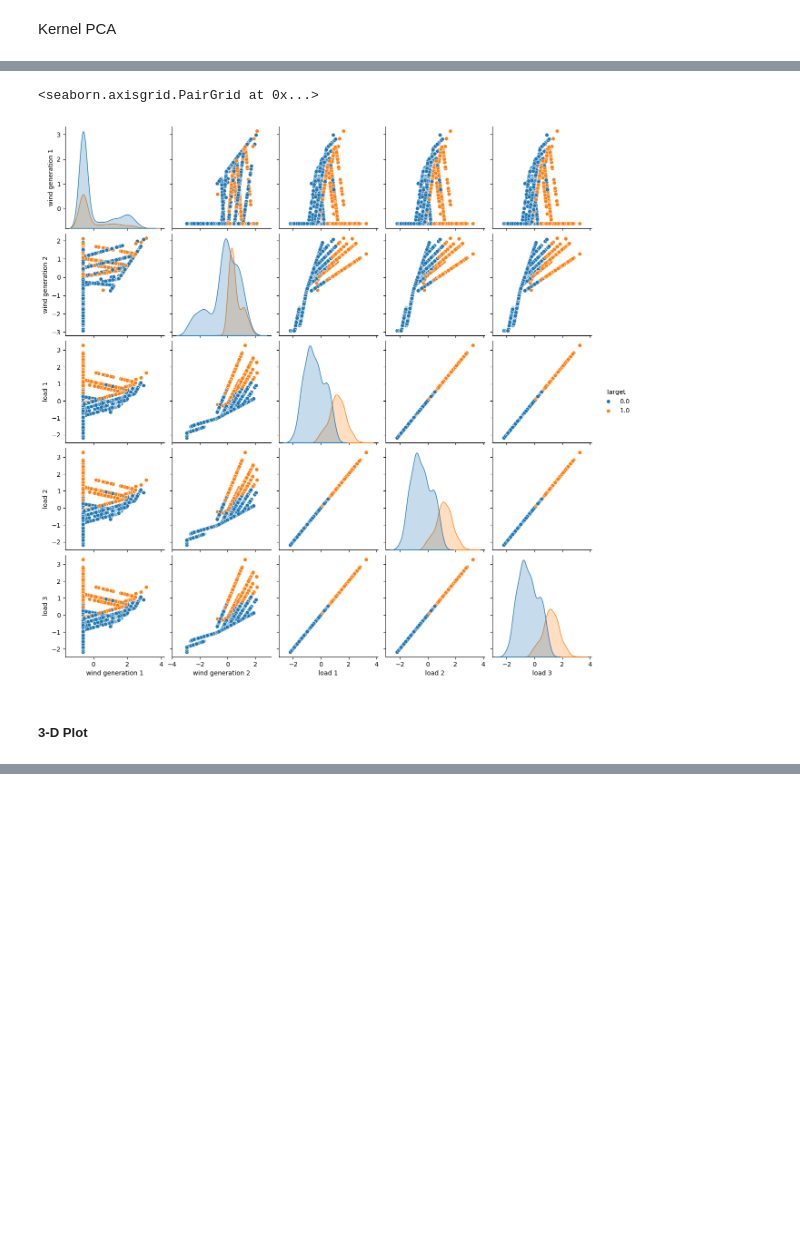
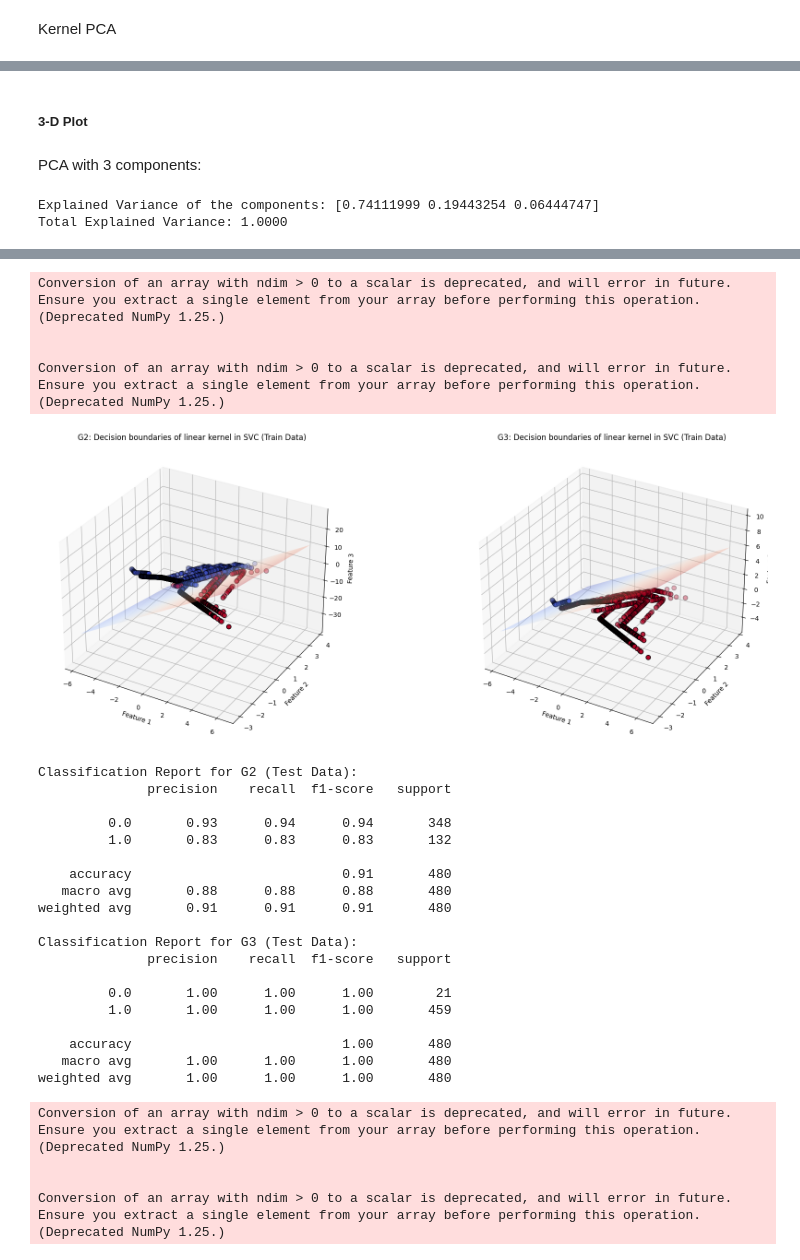
Before and after one commit to Max-f123/Machine_Learning_in_Energy_Systems, a Jupyter notebook: Assignment 02/02 - Simon/A02_Classification.ipynb, the cells around one changed output, grey strips where cells are left out. Drawn from its saved outputs; the diff is of its cells as text; code cells hidden in the pictures; blank space fills up the shorter version.

```diff
--- a/Assignment 02/02 - Simon/A02_Classification.ipynb
+++ b/Assignment 02/02 - Simon/A02_Classification.ipynb
@@ -439,0 +448,20 @@ weighted avg       1.00      1.00      1.00       480
+# %%
+# Select features with RFE
+from sklearn.feature_selection import RFE
+rfe = RFE(estimator=LogisticRegression(), n_features_to_select=3)
+rfe.fit(X_train, y_train_G2)
+feature_names = ['wind generation 1', 'wind generation 2', 'load 1', 'load 2', 'load 3']
+
+# Get the selected features
+selected_features = [feature_names[i] for i in range(len(feature_names)) if rfe.support_[i]]
+print("Selected Features for G2:", selected_features)
+
+# Define the RFE model
+rfe = RFE(estimator=LogisticRegression(), n_features_to_select=3)
+
+# Fit the RFE model
+rfe.fit(X_train, y_train_G3)
+
+# Get the selected features
+selected_features = [feature_names[i] for i in range(len(feature_names)) if rfe.support_[i]]
+print("Selected Features for G3:", selected_features)
@@ -610,9 +696,2 @@ features_new = features.copy()
-# %%
-df = pd.DataFrame(features, columns=['wind generation 1', 'wind generation 2', 'load 1', 'load 2', 'load 3'])
-df['Target'] = y_train["G2"]
-sns.pairplot(df, hue='Target')
-# %% [output]
-<seaborn.axisgrid.PairGrid at 0x...>
-[figure, removed]
 # %% [markdown]
-##### 3-D Plot
+##### **3-D Plot**
@@ -618,0 +776,23 @@ sns.pairplot(df, hue='Target')
+# %% [markdown]
+PCA with 3 components:
+# %%
+# PCA to reduce to 3 components
+pca = PCA(n_components=3)
+X_pca3 = pca.fit_transform(features)
+
+# Split X_pca for training and testing
+X_train_pca3, X_test_pca3, y_train, y_test = train_test_split(X_pca3, targets, test_size=0.2, random_state=42)
+
+# Explained Variance
+print("Explained Variance of the components:", pca.explained_variance_ratio_)
+print(f"Total Explained Variance: {sum(pca.explained_variance_ratio_):.4f}")
+# %% [output]
+Explained Variance of the components: [0.74111999 0.19443254 0.06444747]
+Total Explained Variance: 1.0000
+# %%
+# Plot decision boundaries in 3D for training data
+plot_decision_boundary_3d(kernel="linear", X_train=X_train_pca3, y_train=y_train)
+
+# # Plot decision boundaries in 3D for test data
+plot_decision_boundary_3d(kernel="linear", X_train=X_train_pca3, y_train=y_train,X_test=X_test_pca3, y_test=y_test, test=True)
+# %% [output]
@@ -618,0 +818,28 @@ sns.pairplot(df, hue='Target')
+Conversion of an array with ndim > 0 to a scalar is deprecated, and will error in future. Ensure you extract a single element from your array before performing this operation. (Deprecated NumPy 1.25.)
+
+
+Conversion of an array with ndim > 0 to a scalar is deprecated, and will error in future. Ensure you extract a single element from your array before performing this operation. (Deprecated NumPy 1.25.)
+[figure, added]
+Classification Report for G2 (Test Data):
+              precision    recall  f1-score   support
+
+         0.0       0.93      0.94      0.94       348
+         1.0       0.83      0.83      0.83       132
+
+    accuracy                           0.91       480
+   macro avg       0.88      0.88      0.88       480
+weighted avg       0.91      0.91      0.91       480
+
+Classification Report for G3 (Test Data):
+              precision    recall  f1-score   support
+
+         0.0       1.00      1.00      1.00        21
+         1.0       1.00      1.00      1.00       459
+
+    accuracy                           1.00       480
+   macro avg       1.00      1.00      1.00       480
+weighted avg       1.00      1.00      1.00       480
+Conversion of an array with ndim > 0 to a scalar is deprecated, and will error in future. Ensure you extract a single element from your array before performing this operation. (Deprecated NumPy 1.25.)
+
+
+Conversion of an array with ndim > 0 to a scalar is deprecated, and will error in future. Ensure you extract a single element from your array before performing this operation. (Deprecated NumPy 1.25.)
```
Also changed, not shown: parts of 18 cells of this notebook.
